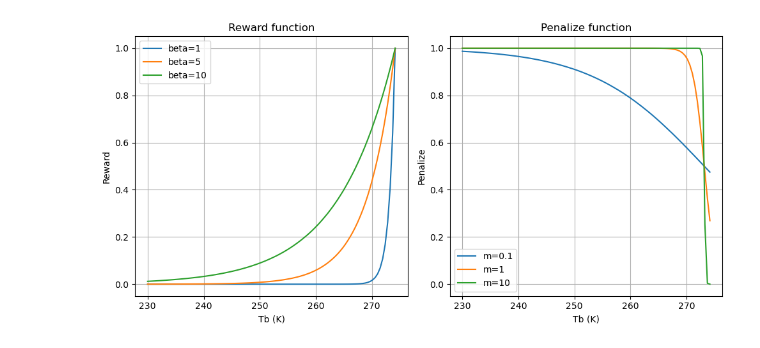
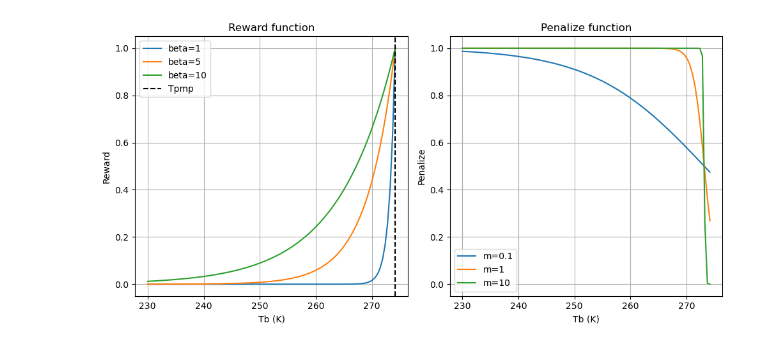
Before and after one commit to alastairyang/structural-topology-optimization, a Jupyter notebook: scratch.ipynb, the cells around one changed output. Drawn from its saved outputs; the diff is of its cells as text; code cells hidden in the pictures.

```diff
--- a/scratch.ipynb
+++ b/scratch.ipynb
@@ -11,31 +11,33 @@ Tpmp = 274.15
 Tb = np.linspace(230, Tpmp, 100)
 betas = [1,5,10]
 ms = [0.1, 1, 10]
 n = 1
 
 # plot the reward function using different beta in subplot 1
 # plot the penalize function using different m in subplot 2
 fig, ax = plt.subplots(1, 2, figsize=(10, 5))
 for beta in betas:
     ax[0].plot(Tb, reward(Tpmp, Tb, beta), label=f'beta={beta}')
+# add a vertical line at Tb=Tpmp
+ax[0].axvline(x=Tpmp, color='k', linestyle='--', label='T_{pmp}')
 ax[0].set_title('Reward function')
 ax[0].set_xlabel('Tb (K)')
 ax[0].set_ylabel('Reward')
 ax[0].legend()
 ax[0].grid()
 
 for m in ms:
     ax[1].plot(Tb, penalize(Tpmp, Tb, m, n), label=f'm={m}')
 ax[1].set_title('Penalize function')
 ax[1].set_xlabel('Tb (K)')
 ax[1].set_ylabel('Penalize')
 ax[1].legend()
 ax[1].grid()
 
 plt.tight_layout()
 plt.show()
 
 # save figure
 fig.savefig('reward_penalize_functions.png', dpi=300, bbox_inches='tight')
 # %% [output]
-[figure, old version]
+[figure, new version]
```
Also changed, not shown: 3 other files.
